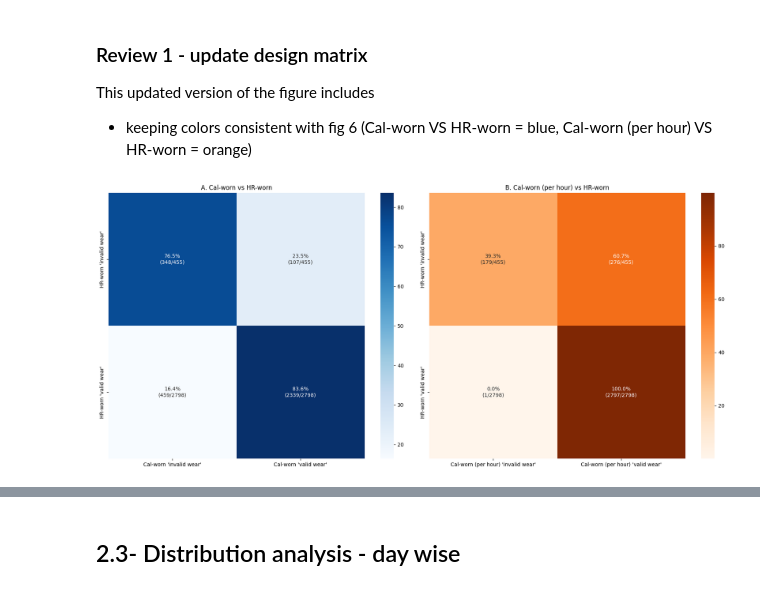
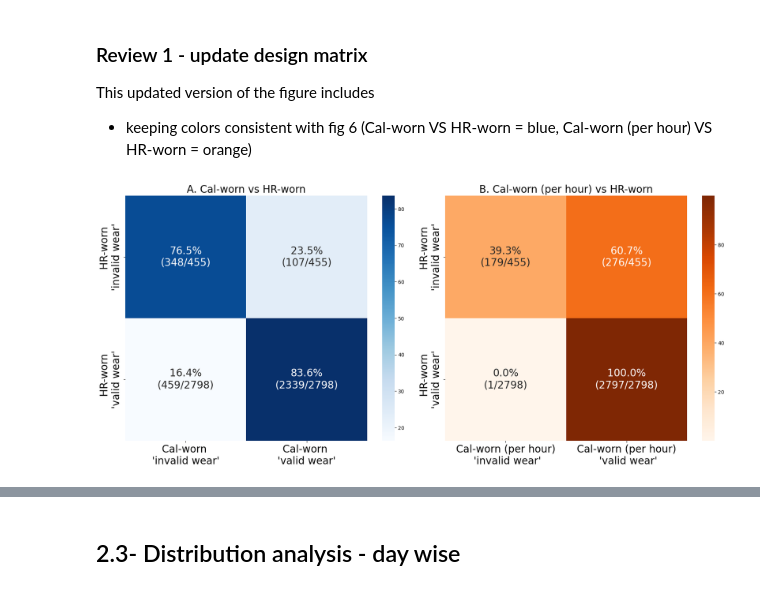
Before and after one commit to OchaUni-Physical-Activity-Measurement/ActiWearCheck, a Jupyter notebook: analysis/analysis_JMPB_review1.ipynb, the cells around one changed output, grey strips where cells are left out. Saved outputs shown, nothing was run; the diff lists cells and outputs as text; code cells hidden in the pictures.

Commit message:
update fig 3 colors font

```diff
--- a/analysis/analysis_JMPB_review1.ipynb
+++ b/analysis/analysis_JMPB_review1.ipynb
@@ -199,6 +199,8 @@ plt.show()
 This updated version of the figure includes
 - keeping colors consistent with fig 6 (Cal-worn VS HR-worn = blue, Cal-worn (per hour) VS HR-worn = orange)
 # %%
+size_font = 20
+
 # First columns pair
 y_true_pair1 = df_final['HR-worn'].astype(int)  # Convert boolean to binary (0 or 1)
 y_pred_pair1 = df_final['Cal-worn'].astype(int)
@@ -209,42 +211,44 @@ y_true_pair2 = df_final['HR-worn'].astype(int)
 y_pred_pair2 = df_final['Cal-worn(per-hour)'].astype(int)
 cm_pair2 = confusion_matrix(y_true_pair2, y_pred_pair2)
 
 # Convert numbers to percentages
 cm_pair1_percent = cm_pair1 / cm_pair1.sum(axis=1)[:, np.newaxis] * 100
 cm_pair2_percent = cm_pair2 / cm_pair2.sum(axis=1)[:, np.newaxis] * 100
 
 # Labels for heatmaps
 cm_pair1_labels = np.array([
     f"{value:.1f}%\n({int(count)}/{int(total)})"
     for value, count, total in zip(cm_pair1_percent.flatten(), cm_pair1.flatten(), cm_pair1.sum(axis=1).repeat(2))
 ]).reshape(2,2)
 
 cm_pair2_labels = np.array([
     f"{value:.1f}%\n({int(count)}/{int(total)})"
     for value, count, total in zip(cm_pair2_percent.flatten(), cm_pair2.flatten(), cm_pair2.sum(axis=1).repeat(2))
 ]).reshape(2,2)
 
 # Plotting
 fig, axes = plt.subplots(1, 2, figsize=(18, 8))
 
 # First matrix (Blues)
 sns.heatmap(cm_pair1_percent, annot=cm_pair1_labels, fmt="", cmap="Blues",
-            xticklabels=["Cal-worn 'invalid wear'", "Cal-worn 'valid wear'"],
-            yticklabels=["HR-worn 'invalid wear'", "HR-worn 'valid wear'"],
-            ax=axes[0])
-axes[0].set_title("A. Cal-worn vs HR-worn")
+            xticklabels=["Cal-worn \n'invalid wear'", "Cal-worn \n'valid wear'"],
+            yticklabels=["HR-worn \n'invalid wear'", "HR-worn \n'valid wear'"],
+            ax=axes[0], annot_kws={"size": size_font})  # Increased font size for annotations
+axes[0].set_title("A. Cal-worn vs HR-worn", fontsize=size_font)  # Increased title font size
+axes[0].tick_params(axis='both', labelsize=size_font)  # Increased axis tick labels font size
 
 # Second matrix (Oranges)
 sns.heatmap(cm_pair2_percent, annot=cm_pair2_labels, fmt="", cmap="Oranges",
-            xticklabels=["Cal-worn (per hour) 'invalid wear'", "Cal-worn (per hour) 'valid wear'"],
-            yticklabels=["HR-worn 'invalid wear'", "HR-worn 'valid wear'"],
-            ax=axes[1])
-axes[1].set_title("B. Cal-worn (per hour) vs HR-worn")
+            xticklabels=["Cal-worn (per hour)\n 'invalid wear'", "Cal-worn (per hour)\n 'valid wear'"],
+            yticklabels=["HR-worn \n'invalid wear'", "HR-worn \n'valid wear'"],
+            ax=axes[1], annot_kws={"size": size_font})  # Increased font size for annotations
+axes[1].set_title("B. Cal-worn (per hour) vs HR-worn", fontsize=size_font)  # Increased title font size
+axes[1].tick_params(axis='both', labelsize=size_font)  # Increased axis tick labels font size
 
 plt.tight_layout()
 plt.show()
 # %% [output]
-[figure, old version]
+[figure, new version]
 # %%
 #3- Distribution of disgreement according to the Steps and Calories values
 
```
Also changed, not shown: parts of 6 cells of this notebook.
